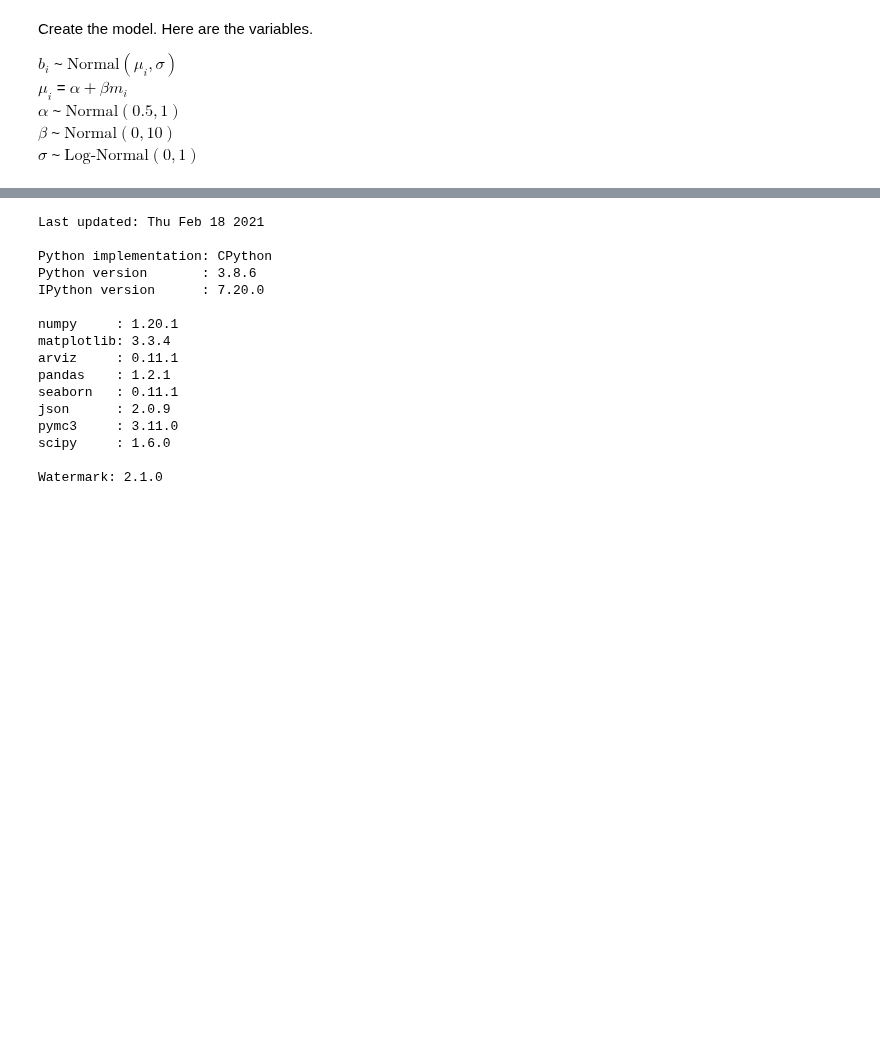
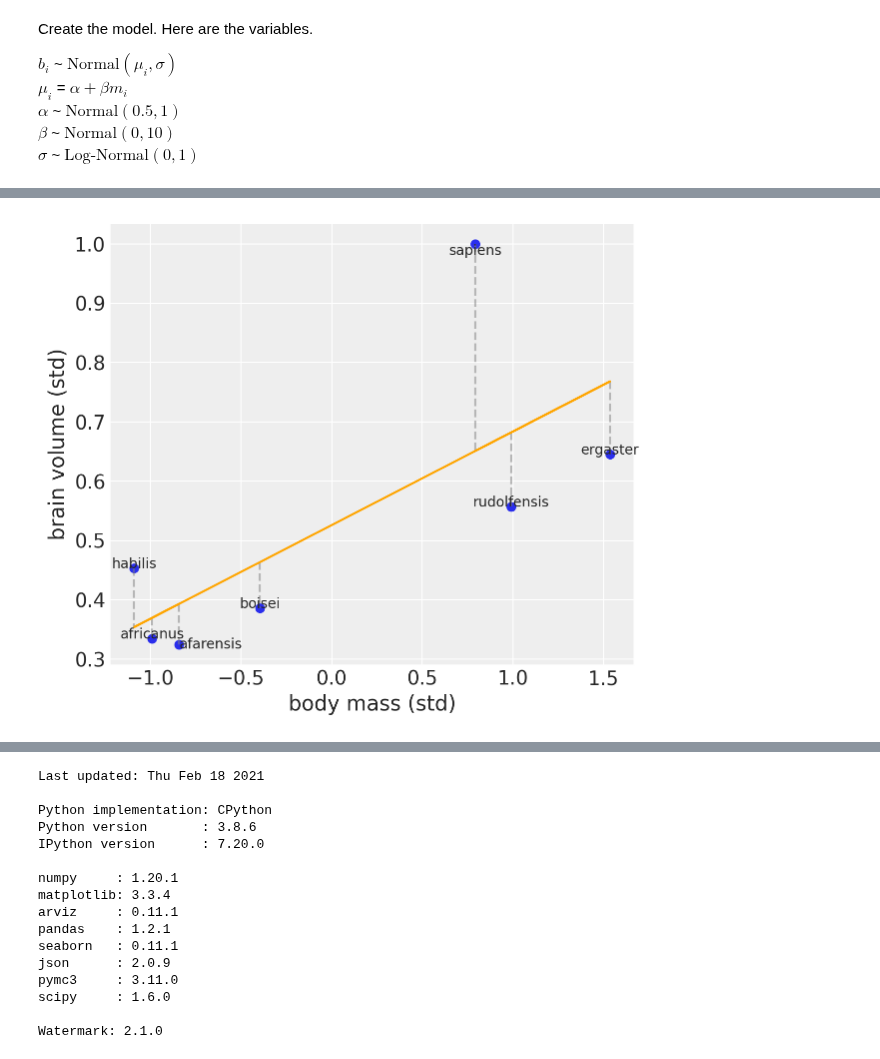
Before and after one commit to benslack19/stats_rethinking, a Jupyter notebook: stats_rethinking_ch07_InChapterProblems.ipynb, the cells around one changed output, grey strips where cells are left out. Saved outputs shown, nothing was run; the diff lists cells and outputs as text; code cells hidden in the pictures; blank space fills up the shorter version.

```diff
--- a/stats_rethinking_ch07_InChapterProblems.ipynb
+++ b/stats_rethinking_ch07_InChapterProblems.ipynb
@@ -258,0 +250,3 @@ df_brains.head()
+# %%
+df_sample = sample.to_dataframe()
+df_sample.head()
@@ -259,9 +264,8 @@ df_brains.head()
 # %%
-for mass_std in df_brains['mass_std']:
+# This is generating a matrix where the predicted mu values will be kept
+# Each weight value will be its own row
+mu_pred = np.zeros((len(df_brains["mass_std"]), len(df_sample)))
 
-    draw_mvs = stats.multivariate_normal.rvs(
-        mean=np.array(sample.posterior["a"]) + np.array(sample.posterior["a"]) * mass_std,
-        cov=trace_m_thinned_df["sigma"],
-    )
-
-    print("weight: ", weight, "mean: ", draw_mvs.mean(), "HPD: ", az.hdi(draw_mvs))
+# Fill out the matrix in this loop, note the tuple syntax to reference the posterior values
+for i, m in enumerate(df_brains["mass_std"]):
+    mu_pred[i] = df_sample[("posterior", "a")] + df_sample[("posterior", "b")] * m
@@ -271,0 +279,41 @@ intercept, slope = stats.multivariate_normal(m_7_1.params, m_7_1.cov_params()).r
+# %%
+f, (ax2) = plt.subplots(1, 1, figsize=(6, 5))
+
+ax2.scatter(df_brains["mass_std"], df_brains["brain_std"])
+# point labels
+for i, r in df_brains.iterrows():
+    if r["species"] == "afarensis":
+        ax2.text(r["mass_std"], r["brain_std"], r["species"], ha="left", va="center")
+    elif r["species"] == "sapiens":
+        ax2.text(r["mass_std"], r["brain_std"], r["species"], ha="center", va="top")
+    else:
+        ax2.text(r["mass_std"], r["brain_std"], r["species"], ha="center")
+
+ax2.set_xlabel("body mass (std)")
+ax2.set_ylabel("brain volume (std)")
+
+# Plotting the overall mean line
+ax2.plot(
+    df_brains["mass_std"],
+    df_sample[('posterior', 'a')].mean() + df_sample[('posterior', 'b')].mean() * df_brains["mass_std"],
+    label="posterior mean line",
+    color="orange",
+)
+
+# Plot residuals
+res = df_brains["brain_std"] - (
+    df_sample[("posterior", "a")].mean()
+    + df_sample[("posterior", "b")].mean() * df_brains["mass_std"]
+)
+
+for i, res_val in enumerate(res):
+    if res_val > 0:
+        ymin = df_brains.loc[i, "brain_std"]
+        ymax = df_brains.loc[i, "brain_std"] - res_val
+    else:
+        ymin = df_brains.loc[i, "brain_std"] - res_val
+        ymax = df_brains.loc[i, "brain_std"]
+    ax2.vlines(df_brains.loc[i, "mass_std"], ymin=ymin, ymax=ymax, color='gray', linestyle='dashed', alpha=0.5)
+        #ax2.vlines(df_brains.loc[i, "mass_std"], ymin=0, ymax=0.5)
+# %% [output]
+[figure, added]
```
Also changed, not shown: parts of 30 cells of this notebook.
